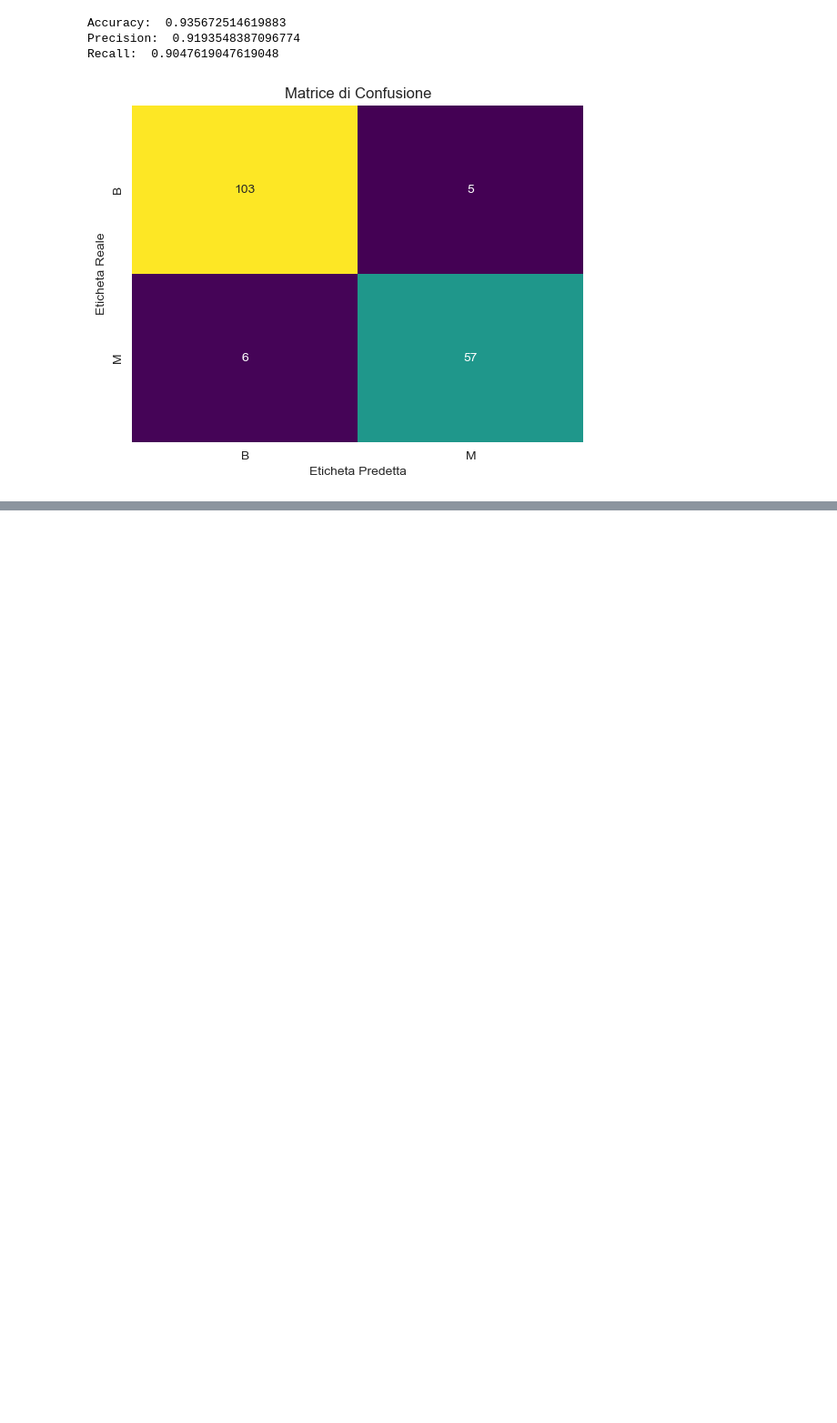
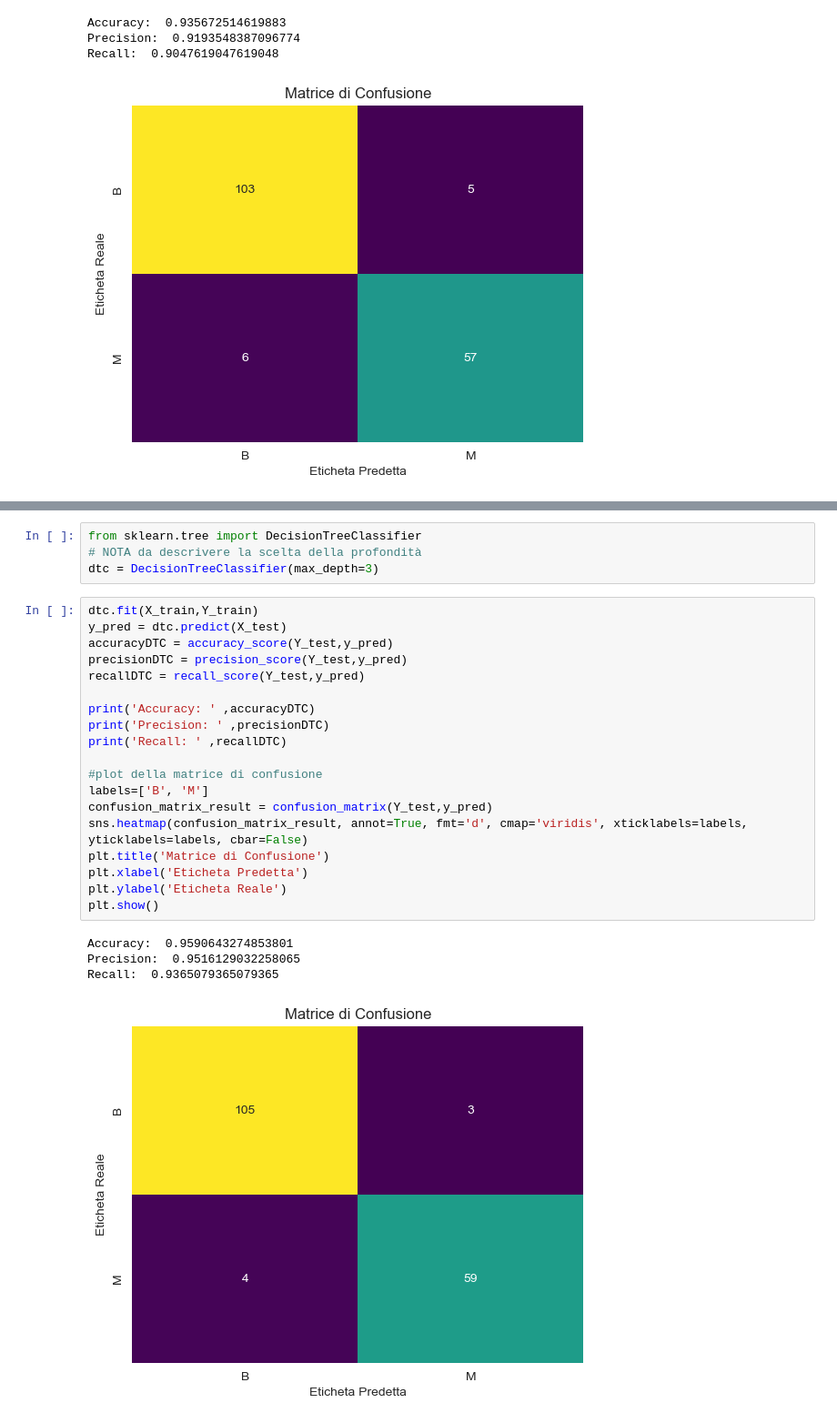
Before and after one commit to chiaracos/BreastCancerPrediction, a Jupyter notebook: BreastCancerPrediction.ipynb, the cells around one changed output, grey strips where cells are left out. Shown at 91% size. Cells and saved outputs as stored; diff of their text form; blank space fills up the shorter version.

```diff
--- a/BreastCancerPrediction.ipynb
+++ b/BreastCancerPrediction.ipynb
@@ -401,0 +460,28 @@ Naive Bayes BNB (Bernoulli)
+# %%
+from sklearn.tree import DecisionTreeClassifier
+# NOTA da descrivere la scelta della profondità
+dtc = DecisionTreeClassifier(max_depth=3)
+# %%
+dtc.fit(X_train,Y_train)
+y_pred = dtc.predict(X_test)
+accuracyDTC = accuracy_score(Y_test,y_pred)
+precisionDTC = precision_score(Y_test,y_pred)
+recallDTC = recall_score(Y_test,y_pred)
+
+print('Accuracy: ' ,accuracyDTC)
+print('Precision: ' ,precisionDTC)
+print('Recall: ' ,recallDTC)
+
+#plot della matrice di confusione
+labels=['B', 'M']
+confusion_matrix_result = confusion_matrix(Y_test,y_pred)
+sns.heatmap(confusion_matrix_result, annot=True, fmt='d', cmap='viridis', xticklabels=labels, yticklabels=labels, cbar=False)
+plt.title('Matrice di Confusione')
+plt.xlabel('Eticheta Predetta')
+plt.ylabel('Eticheta Reale')
+plt.show()
+# %% [output]
+Accuracy:  0.9590643274853801
+Precision:  0.9516129032258065
+Recall:  0.9365079365079365
+[figure, added]
```
Also changed, not shown: parts of 11 cells of this notebook.
